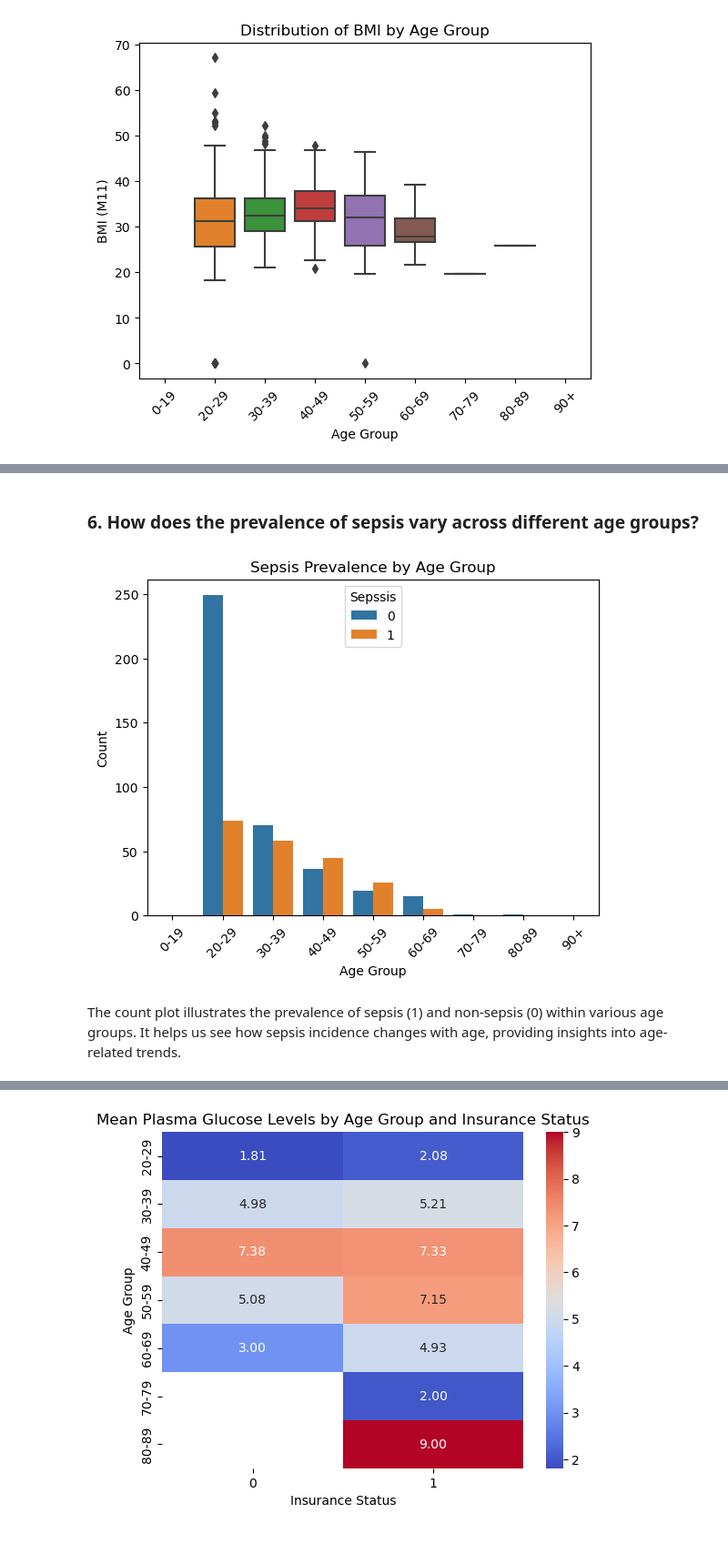
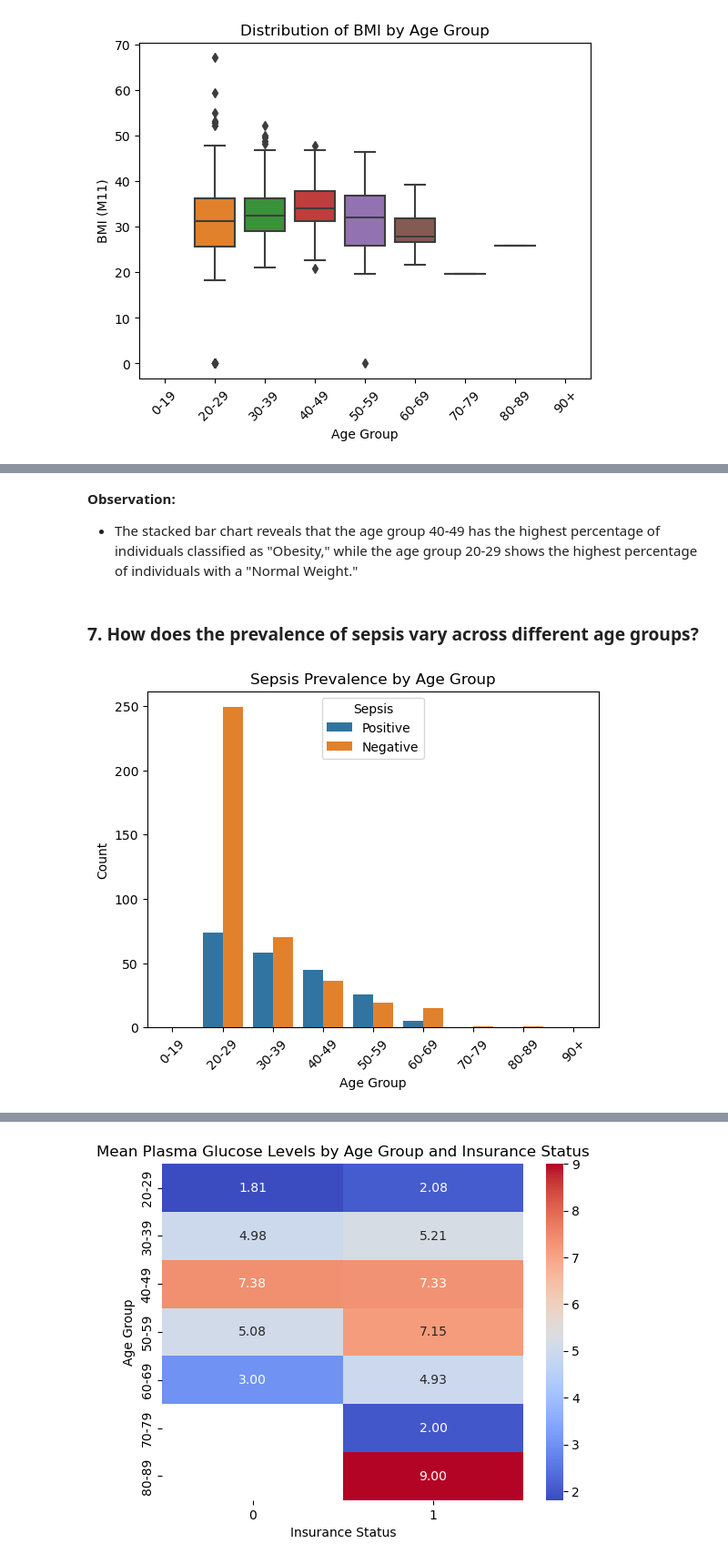
Before and after one commit to Israel-Anaba/Embed_ML_Model_Web_App, a Jupyter notebook: Sepssis ICU.ipynb, the cells around one changed output, grey strips where cells are left out. Shown at 91% size. Cells and saved outputs as stored; diff of their text form; code cells hidden in the pictures.

```diff
--- a/Sepssis ICU.ipynb
+++ b/Sepssis ICU.ipynb
@@ -237,3 +230,6 @@ Insurance    0
 dtype: int64
 # %% [markdown]
 ## EDA
+# %%
+# Rename the 'Sepssis' column to 'Sepsis'
+df_train.rename(columns={'Sepssis': 'Sepsis'}, inplace=True)
@@ -353,11 +446,2 @@ Name: Sepssis, dtype: int64
 # %% [markdown]
 * Data is highly imbalanced, ratio=65:35
-# %%
-# Create a NumPy array to represent the target variable
-target = np.where(df_train['Sepssis'] == 'Positive', 1, 0)
-
-# Assign the new NumPy array to the 'Churn' column
-df_train['Sepssis'] = target
-
-# Verify the conversion
-df_train['Sepssis'].unique
@@ -459,0 +535,21 @@ The box plot visualizes the distribution of BMI (M11) within different age group
+# %%
+# Define BMI categories and corresponding labels
+bmi_categories = ['Underweight', 'Normal Weight', 'Overweight', 'Obesity']
+bmi_ranges = [0, 18.5, 24.9, 29.9, float('inf')]
+
+# Create a new column 'BMI Category' based on BMI ranges
+df_train['BMI Category'] = pd.cut(df_train['M11'], bins=bmi_ranges, labels=bmi_categories)
+
+# Calculate the percentages of each BMI category within each age group
+agegroup_bmi_percentages = df_train.groupby(['AgeGroup', 'BMI Category']).size().unstack(fill_value=0)
+agegroup_bmi_percentages = agegroup_bmi_percentages.div(agegroup_bmi_percentages.sum(axis=1), axis=0) * 100
+
+# Create a stacked bar chart
+plt.figure(figsize=(10, 6))
+agegroup_bmi_percentages.plot(kind='bar', stacked=True)
+plt.title('BMI Category Distribution by Age Group')
+plt.xlabel('Age Group')
+plt.ylabel('Percentage (%)')
+plt.legend(title='BMI Category', bbox_to_anchor=(1.05, 1), loc='upper left')
+
+plt.show()
@@ -460,14 +559,16 @@ The box plot visualizes the distribution of BMI (M11) within different age group
+# %% [markdown]
+**Observation:**
+
+- The stacked bar chart reveals that the age group 40-49 has the highest percentage of individuals classified as "Obesity," while the age group 20-29 shows the highest percentage of individuals with a "Normal Weight."
 # %% [markdown]
-### 6. How does the prevalence of sepsis vary across different age groups?
+### 7. How does the prevalence of sepsis vary across different age groups?
 # %%
 # Create a count plot to visualize sepsis prevalence by age group
-sns.countplot(data=df_train, x='AgeGroup', hue='Sepssis')
+sns.countplot(data=df_train, x='AgeGroup', hue='Sepsis')
 plt.title('Sepsis Prevalence by Age Group')
 plt.xlabel('Age Group')
 plt.ylabel('Count')
 plt.xticks(rotation=45)
 plt.show()
 # %% [output]
-[figure, old version]
+[figure, new version]
-# %% [markdown]
-The count plot illustrates the prevalence of sepsis (1) and non-sepsis (0) within various age groups. It helps us see how sepsis incidence changes with age, providing insights into age-related trends.
```
Also changed, not shown: parts of 113 cells of this notebook, 7 other files.
